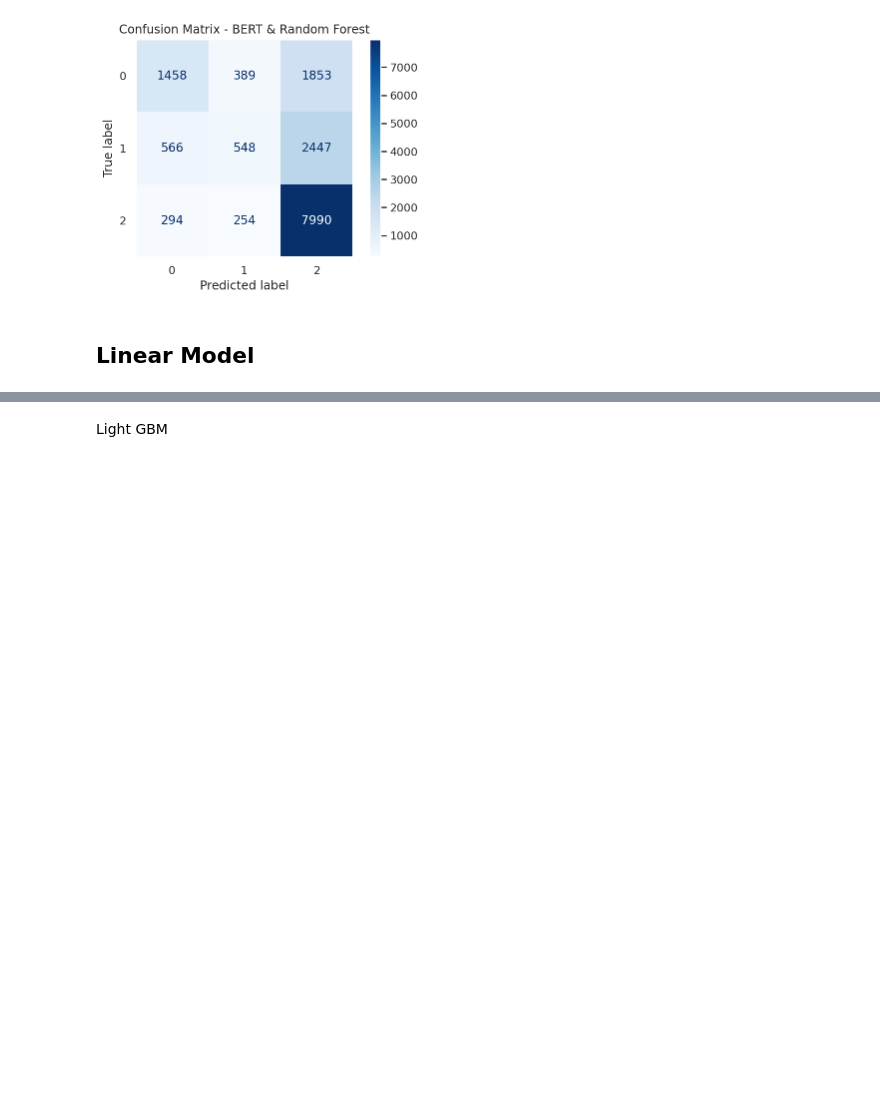
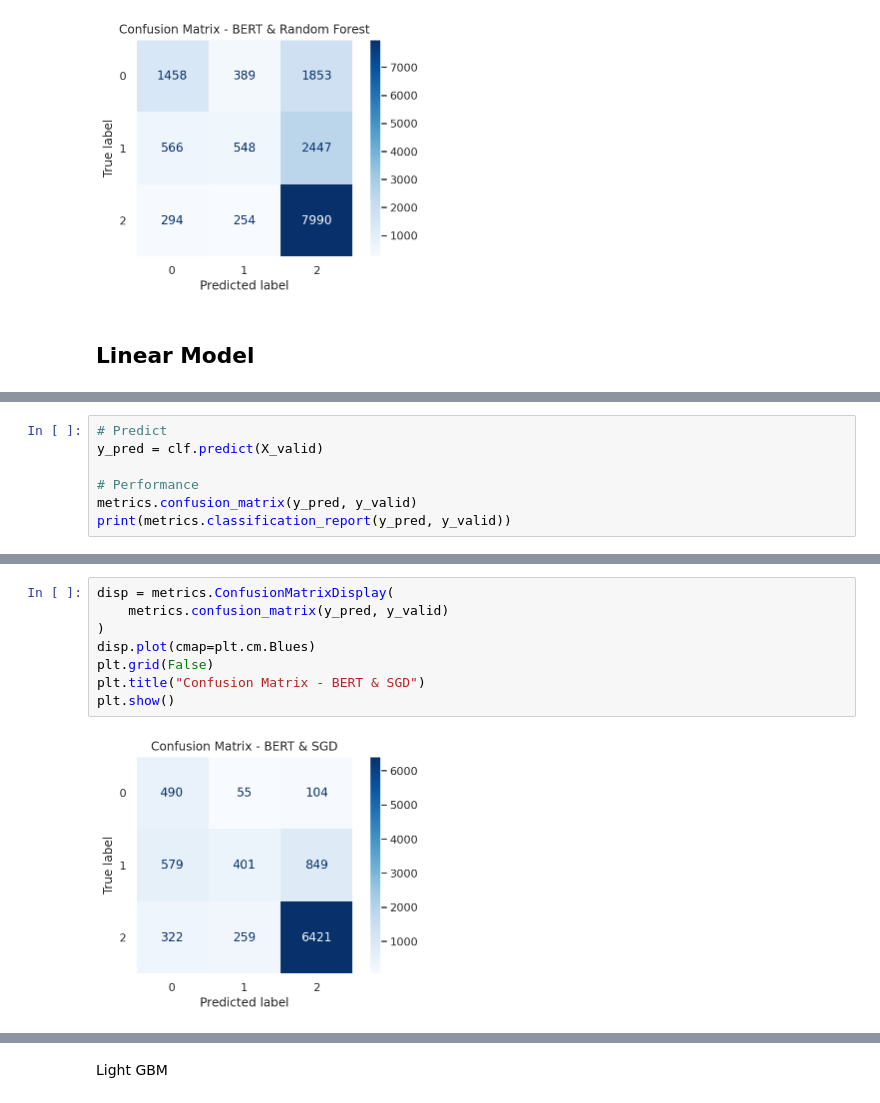
Before and after one commit to soccerdroid/amazon_reviews, a Jupyter notebook: notebooks/maria_bert.ipynb, the cells around one changed output, grey strips where cells are left out. Saved outputs shown, nothing was run; the diff lists cells and outputs as text; blank space fills up the shorter version.

```diff
--- a/notebooks/maria_bert.ipynb
+++ b/notebooks/maria_bert.ipynb
@@ -534,0 +535,7 @@ Linear model trained in 27.80615997314453 seconds
+# %%
+# Predict
+y_pred = clf.predict(X_valid)
+
+# Performance
+metrics.confusion_matrix(y_pred, y_valid)
+print(metrics.classification_report(y_pred, y_valid))
@@ -535 +552,11 @@ Linear model trained in 27.80615997314453 seconds
+# %%
+disp = metrics.ConfusionMatrixDisplay(
+    metrics.confusion_matrix(y_pred, y_valid)
+)
+disp.plot(cmap=plt.cm.Blues)
+plt.grid(False)
+plt.title("Confusion Matrix - BERT & SGD")
+plt.show()
+# %% [output]
+[figure, added]
 # %%
```
Also changed, not shown: parts of 15 cells of this notebook.
